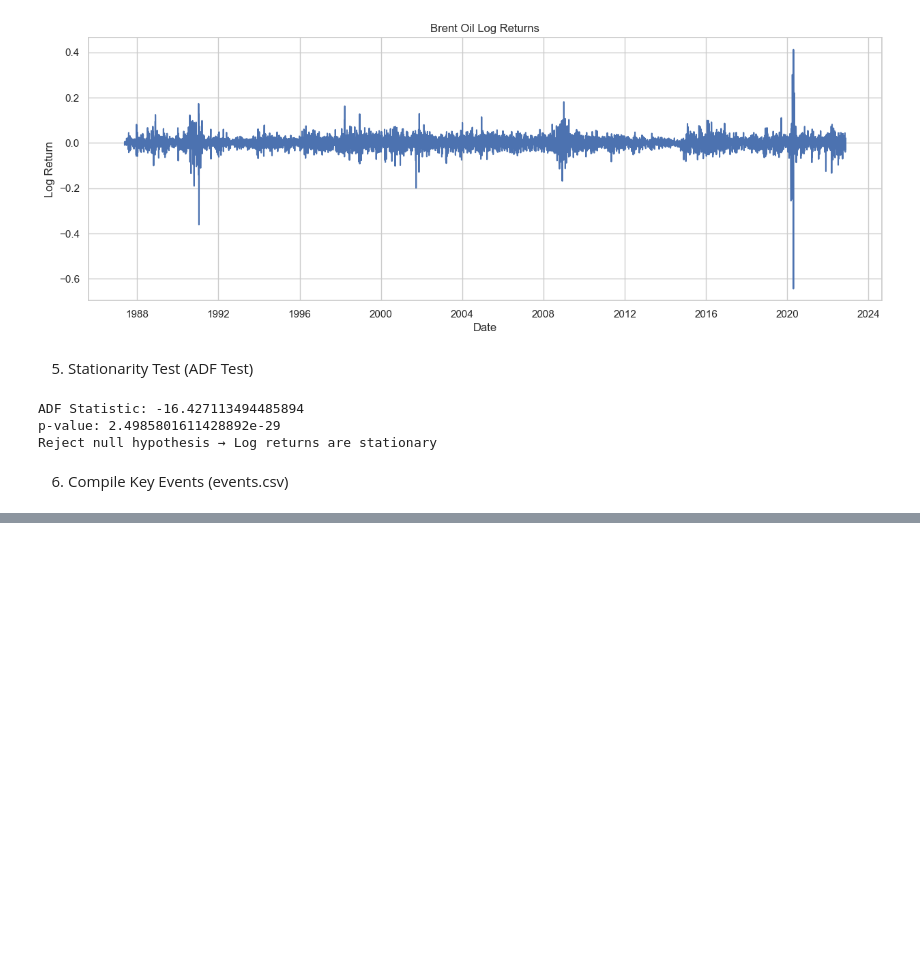
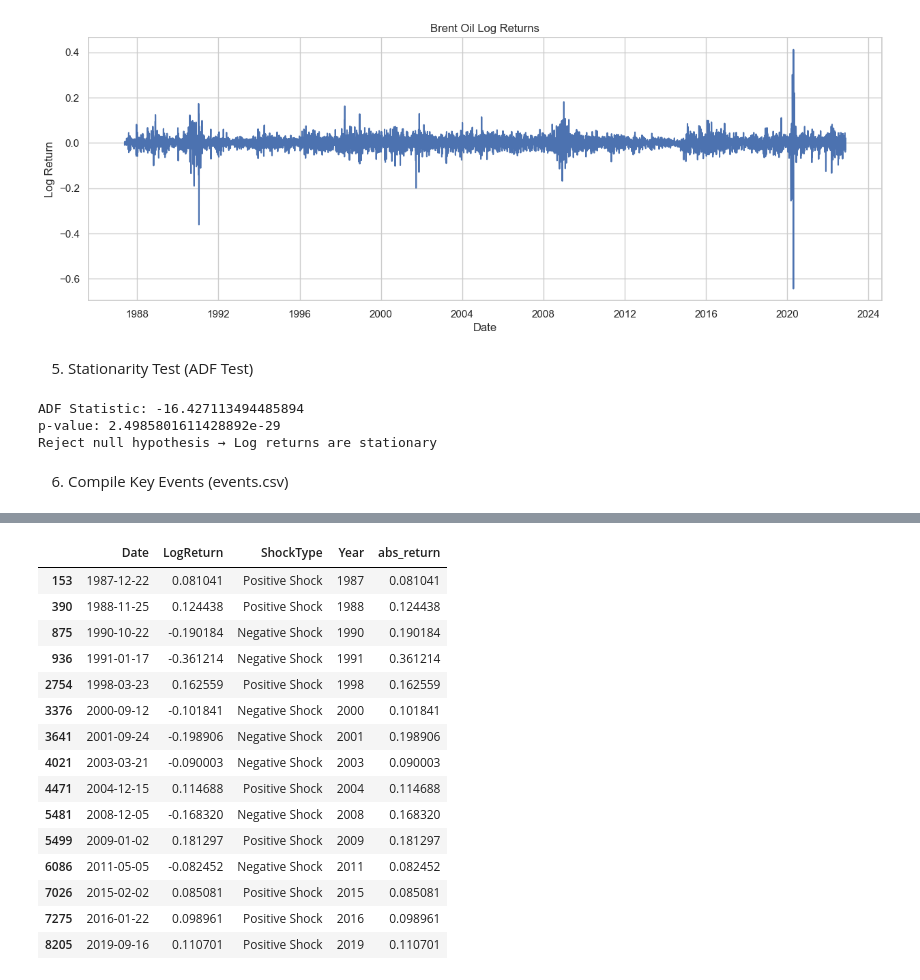
Before and after one commit to Deregit2025/oil-price-changepoint-analysis-ml-dashboard, a Jupyter notebook: notebooks/foundation.ipynb, the cells around one changed output, grey strips where cells are left out. Drawn from its saved outputs; the diff is of its cells as text; code cells hidden in the pictures; blank space fills up the shorter version.

Commit message:
Update foundations notebook with data-driven major events detection

```diff
--- a/notebooks/foundation.ipynb
+++ b/notebooks/foundation.ipynb
@@ -138,0 +118,14 @@ events_df
+# %%
+# Identify extreme shocks using statistical thresholding
+shock_threshold = brent_df['LogReturn'].abs().quantile(0.99)
+
+shock_events = brent_df.loc[
+    brent_df['LogReturn'].abs() > shock_threshold,
+    ['Date', 'LogReturn']
+].copy()
+
+shock_events['ShockType'] = np.where(
+    shock_events['LogReturn'] > 0, 'Positive Shock', 'Negative Shock'
+)
+
+shock_events.head()
@@ -138,0 +139,32 @@ events_df
+# %%
+# Keep only the largest shocks per year
+shock_events['Year'] = shock_events['Date'].dt.year
+
+major_shocks = (
+    shock_events
+    .assign(abs_return=lambda x: x['LogReturn'].abs())
+    .sort_values('abs_return', ascending=False)
+    .groupby('Year')
+    .head(1)
+    .sort_values('Date')
+    .head(15)
+)
+
+major_shocks
+# %% [output]
+|  | Date | LogReturn | ShockType | Year | abs_return |
+| 153 | 1987-12-22 | 0.081041 | Positive Shock | 1987 | 0.081041 |
+| 390 | 1988-11-25 | 0.124438 | Positive Shock | 1988 | 0.124438 |
+| 875 | 1990-10-22 | -0.190184 | Negative Shock | 1990 | 0.190184 |
+| 936 | 1991-01-17 | -0.361214 | Negative Shock | 1991 | 0.361214 |
+| 2754 | 1998-03-23 | 0.162559 | Positive Shock | 1998 | 0.162559 |
+| 3376 | 2000-09-12 | -0.101841 | Negative Shock | 2000 | 0.101841 |
+| 3641 | 2001-09-24 | -0.198906 | Negative Shock | 2001 | 0.198906 |
+| 4021 | 2003-03-21 | -0.090003 | Negative Shock | 2003 | 0.090003 |
+| 4471 | 2004-12-15 | 0.114688 | Positive Shock | 2004 | 0.114688 |
+| 5481 | 2008-12-05 | -0.168320 | Negative Shock | 2008 | 0.168320 |
+| 5499 | 2009-01-02 | 0.181297 | Positive Shock | 2009 | 0.181297 |
+| 6086 | 2011-05-05 | -0.082452 | Negative Shock | 2011 | 0.082452 |
+| 7026 | 2015-02-02 | 0.085081 | Positive Shock | 2015 | 0.085081 |
+| 7275 | 2016-01-22 | 0.098961 | Positive Shock | 2016 | 0.098961 |
+| 8205 | 2019-09-16 | 0.110701 | Positive Shock | 2019 | 0.110701 |
```
Also changed, not shown: parts of 10 cells of this notebook.
